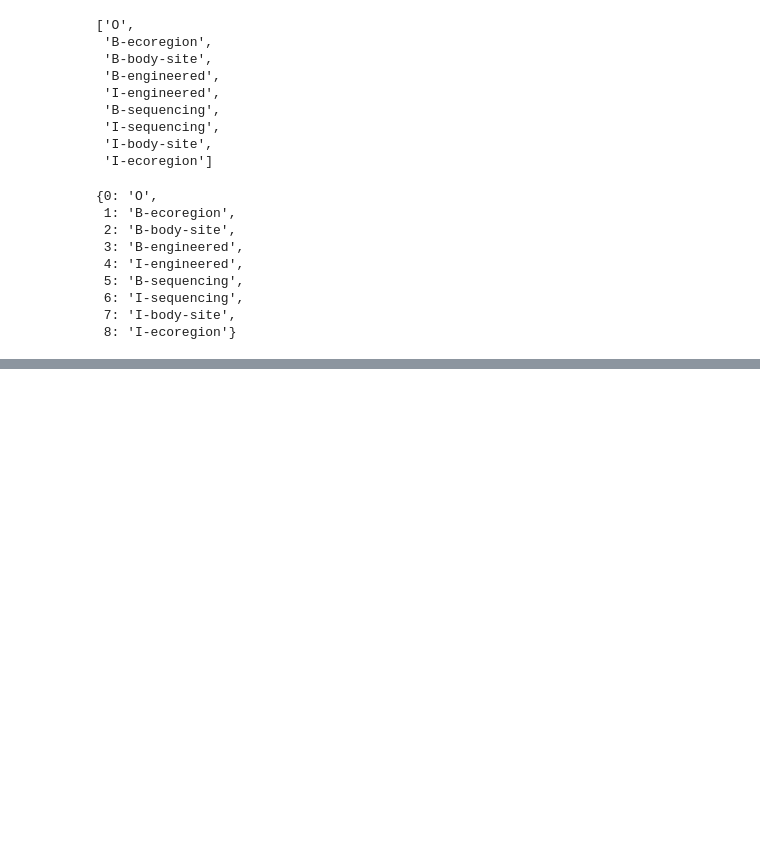
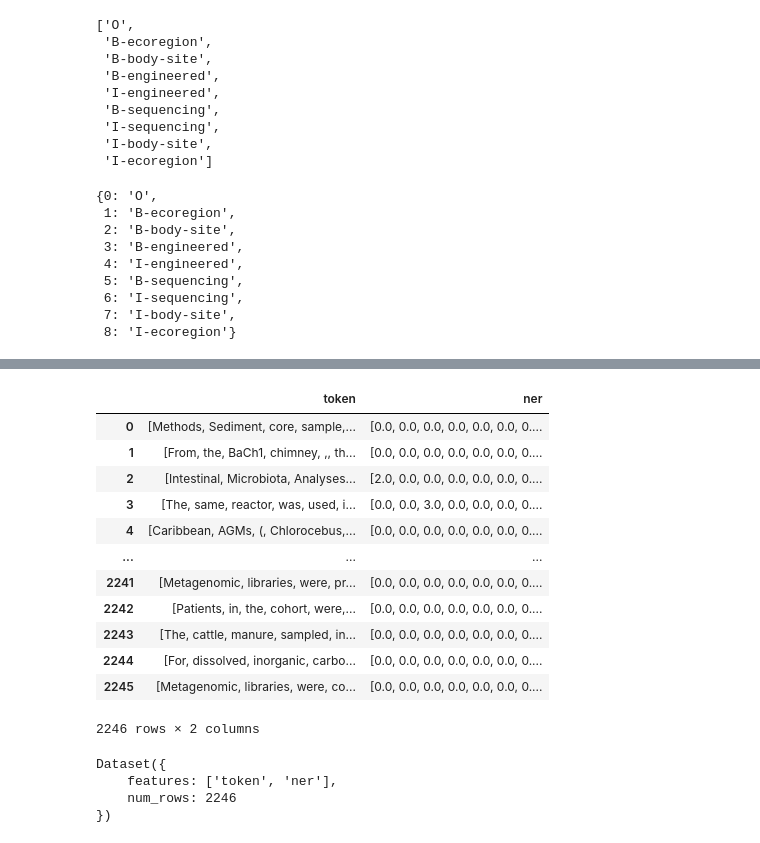
Before and after one commit to tsantosh7/Unsupervised-Supervised-Protein-Genes-Diseases-Organisms-Extraction, a Jupyter notebook: Notebooks/metagenomics_annotations/metagenomic_data_merge.ipynb, the cells around one changed output, grey strips where cells are left out. Drawn from its saved outputs; the diff is of its cells as text; code cells hidden in the pictures; blank space fills up the shorter version.

```diff
--- a/Notebooks/metagenomics_annotations/metagenomic_data_merge.ipynb
+++ b/Notebooks/metagenomics_annotations/metagenomic_data_merge.ipynb
@@ -426,0 +413,16 @@ len(train_tokens), len(train_tags)
+# %%
+train_df
+# %% [output]
+|  | token | ner |
+| 0 | [Methods, Sediment, core, sample,... | [0.0, 0.0, 0.0, 0.0, 0.0, 0.0, 0.... |
+| 1 | [From, the, BaCh1, chimney, ,, th... | [0.0, 0.0, 0.0, 0.0, 0.0, 0.0, 0.... |
+| 2 | [Intestinal, Microbiota, Analyses... | [2.0, 0.0, 0.0, 0.0, 0.0, 0.0, 0.... |
+| 3 | [The, same, reactor, was, used, i... | [0.0, 0.0, 3.0, 0.0, 0.0, 0.0, 0.... |
+| 4 | [Caribbean, AGMs, (, Chlorocebus,... | [0.0, 0.0, 0.0, 0.0, 0.0, 0.0, 0.... |
+| ... | ... | ... |
+| 2241 | [Metagenomic, libraries, were, pr... | [0.0, 0.0, 0.0, 0.0, 0.0, 0.0, 0.... |
+| 2242 | [Patients, in, the, cohort, were,... | [0.0, 0.0, 0.0, 0.0, 0.0, 0.0, 0.... |
+| 2243 | [The, cattle, manure, sampled, in... | [0.0, 0.0, 0.0, 0.0, 0.0, 0.0, 0.... |
+| 2244 | [For, dissolved, inorganic, carbo... | [0.0, 0.0, 0.0, 0.0, 0.0, 0.0, 0.... |
+| 2245 | [Metagenomic, libraries, were, co... | [0.0, 0.0, 0.0, 0.0, 0.0, 0.0, 0.... |
+2246 rows × 2 columns
@@ -426,0 +433,7 @@ len(train_tokens), len(train_tags)
+# %%
+ds
+# %% [output]
+Dataset({
+    features: ['token', 'ner'],
+    num_rows: 2246
+})
```
Also changed, not shown: parts of 18 cells of this notebook.
